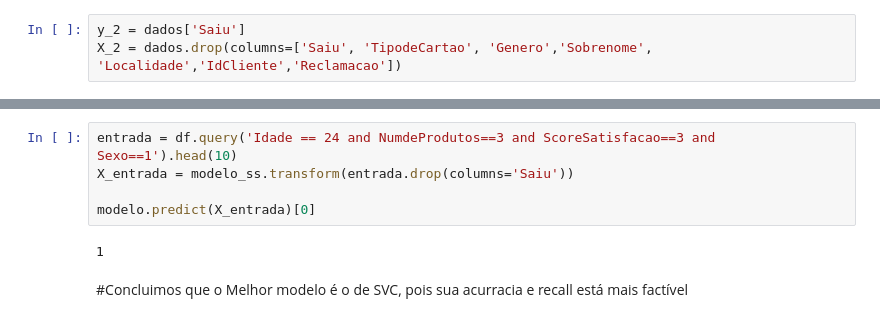
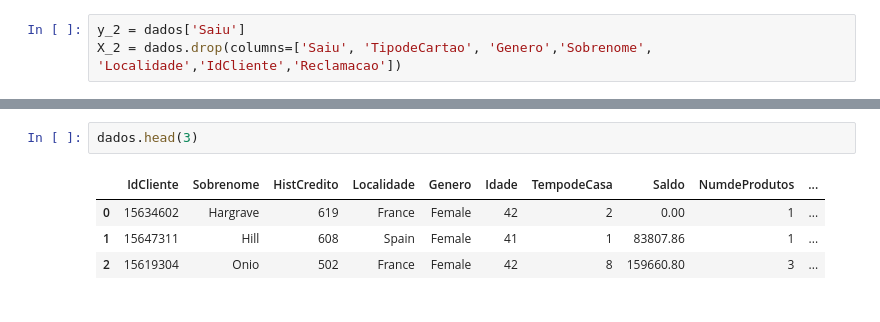
Before and after one commit to nicollasF/ChurndeClientesBanco, a Jupyter notebook: ChurnClientesBanco.ipynb, the cells around one changed output, grey strips where cells are left out. Saved outputs shown, nothing was run; the diff lists cells and outputs as text.

```diff
--- a/ChurnClientesBanco.ipynb
+++ b/ChurnClientesBanco.ipynb
@@ -341,9 +241,7 @@ array([1, 1, 0])
-# %%
-entrada = df.query('Idade == 24 and NumdeProdutos==3 and ScoreSatisfacao==3 and Sexo==1').head(10)
-X_entrada = modelo_ss.transform(entrada.drop(columns='Saiu'))
-
-modelo.predict(X_entrada)[0]
-# %% [output]
-1
-# %% [markdown]
-#Concluimos que o Melhor modelo é o de SVC, pois sua acurracia e recall está mais factível
+# %%
+dados.head(3)
+# %% [output]
+|  | IdCliente | Sobrenome | HistCredito | Localidade | Genero | Idade | TempodeCasa | Saldo | NumdeProdutos | ... |
+| 0 | 15634602 | Hargrave | 619 | France | Female | 42 | 2 | 0.00 | 1 | ... |
+| 1 | 15647311 | Hill | 608 | Spain | Female | 41 | 1 | 83807.86 | 1 | ... |
+| 2 | 15619304 | Onio | 502 | France | Female | 42 | 8 | 159660.80 | 3 | ... |
```
Also changed, not shown: parts of 44 cells of this notebook.
